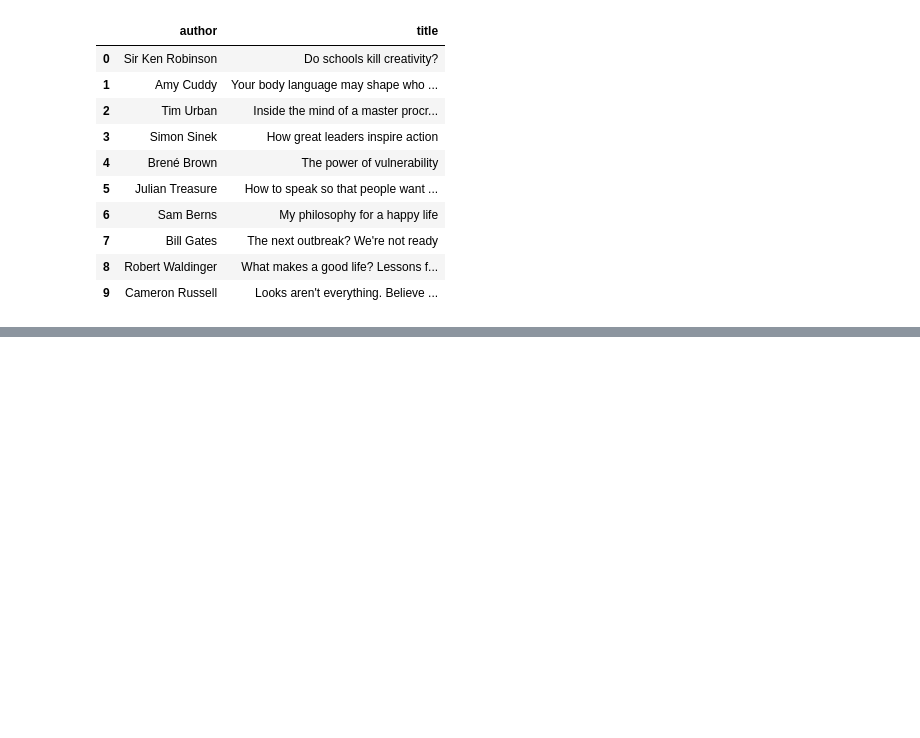
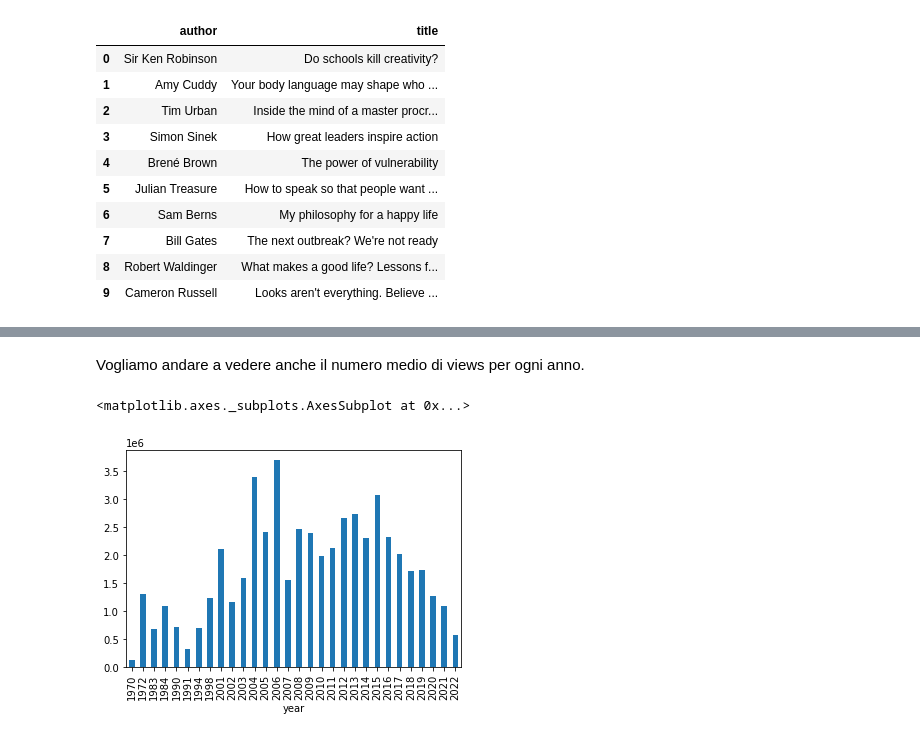
Before and after one commit to Fili00/Analisi_TedTalkDataset, a Jupyter notebook: progetto.ipynb, the cells around one changed output, grey strips where cells are left out. Cells and saved outputs as stored; diff of their text form; code cells hidden in the pictures; blank space fills up the shorter version.

```diff
--- a/progetto.ipynb
+++ b/progetto.ipynb
@@ -175,0 +216,8 @@ bestTalksByLikes
+# %% [markdown]
+Vogliamo andare a vedere anche il numero medio di views per ogni anno.
+# %%
+meanV = ted.groupby('year')['views'].mean().sort_index()
+meanV.plot(kind='bar')
+# %% [output]
+<matplotlib.axes._subplots.AxesSubplot at 0x...>
+[figure, added]
```
Also changed, not shown: parts of 37 cells of this notebook.
